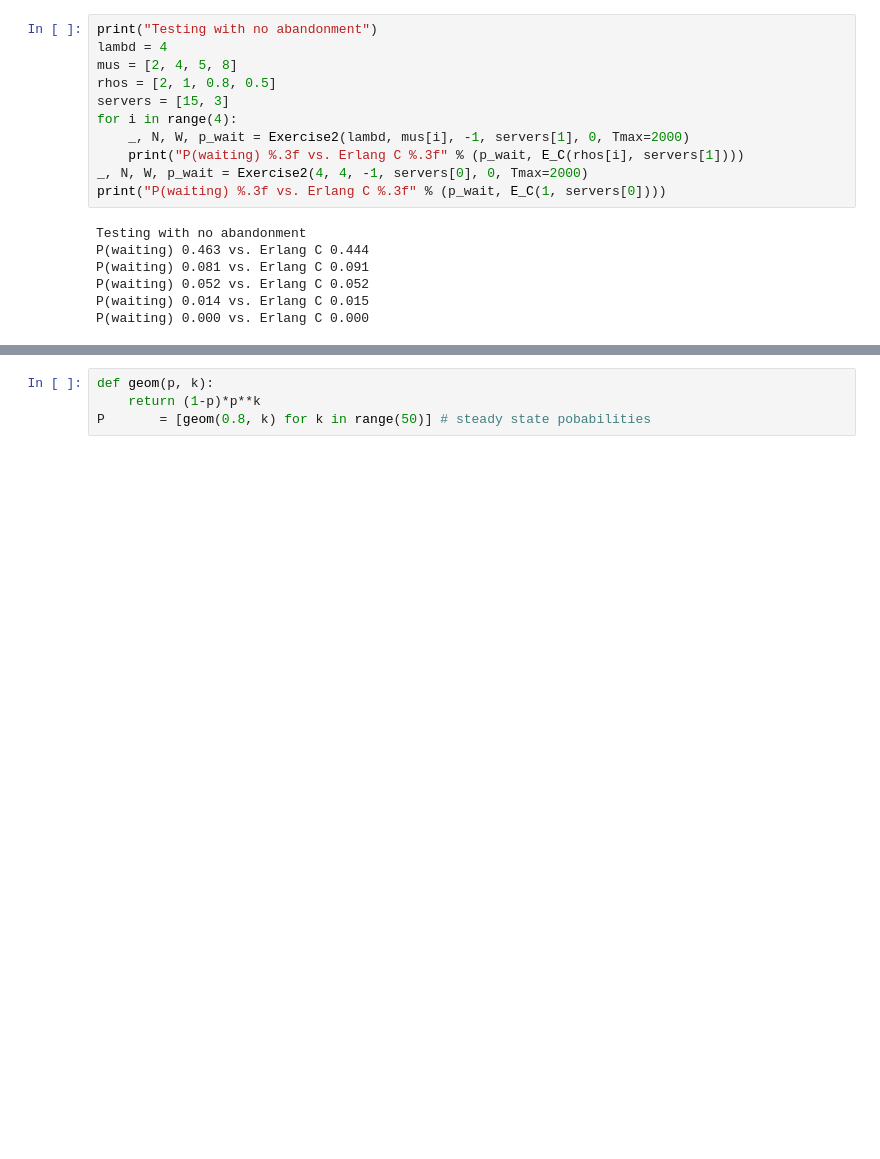
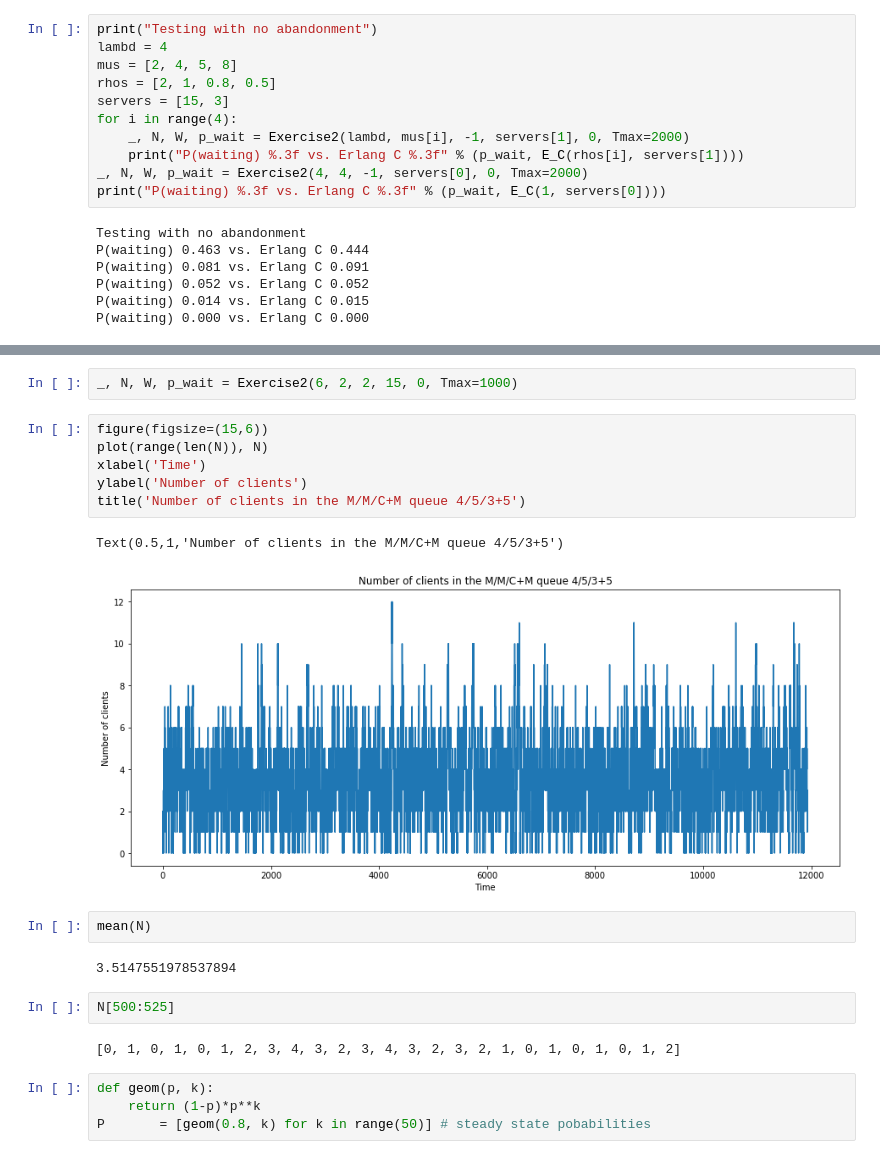
Before and after one commit to guanzgrace/cbs-patient-surge-models, a Jupyter notebook: IEMS435_Example2.ipynb, the cells around one changed output, grey strips where cells are left out. Drawn from its saved outputs; the diff is of its cells as text; blank space fills up the shorter version.

```diff
--- a/IEMS435_Example2.ipynb
+++ b/IEMS435_Example2.ipynb
@@ -194,3 +211,22 @@ N[505:515]
+# %%
+_, N, W, p_wait = Exercise2(6, 2, 2, 15, 0, Tmax=1000)
+# %%
+figure(figsize=(15,6))
+plot(range(len(N)), N)
+xlabel('Time')
+ylabel('Number of clients')
+title('Number of clients in the M/M/C+M queue 4/5/3+5')
+# %% [output]
+Text(0.5,1,'Number of clients in the M/M/C+M queue 4/5/3+5')
+[figure, added]
+# %%
+mean(N)
+# %% [output]
+3.5147551978537894
+# %%
+N[500:525]
+# %% [output]
+[0, 1, 0, 1, 0, 1, 2, 3, 4, 3, 2, 3, 4, 3, 2, 3, 2, 1, 0, 1, 0, 1, 0, 1, 2]
 # %%
 def geom(p, k):
     return (1-p)*p**k
```
Also changed, not shown: parts of 11 cells of this notebook.
